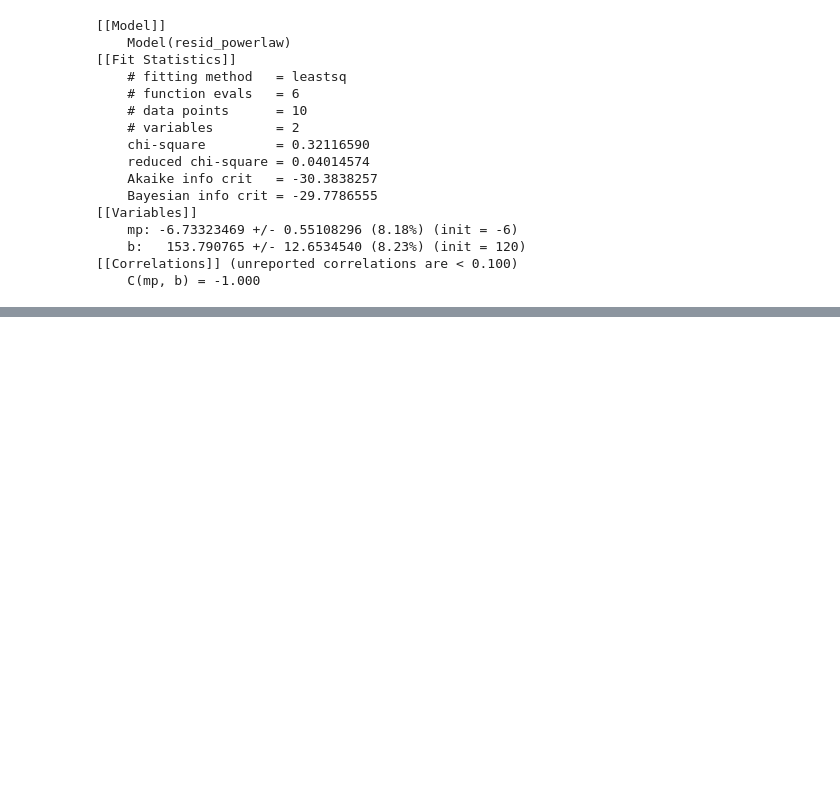
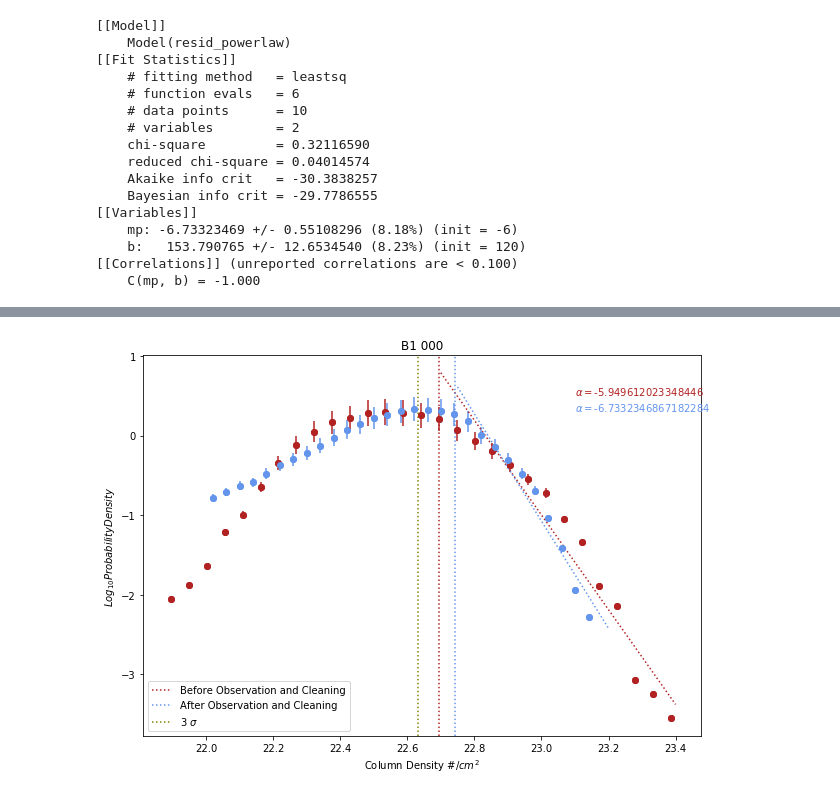
Before and after one commit to Hannahkoziol/PDF_fitting, a Jupyter notebook: Final_method.ipynb, the cells around one changed output, grey strips where cells are left out. Drawn from its saved outputs; the diff is of its cells as text; code cells hidden in the pictures; blank space fills up the shorter version.

```diff
--- a/Final_method.ipynb
+++ b/Final_method.ipynb
@@ -253,0 +283,4 @@ final_plot(x_arr_before, y_arr_before, x_min_before, alpha_before, beta_before,
+# %%
+final_plot(x_arr_before, y_arr_before, x_min_before, alpha_before, beta_before, x_arr_after, y_arr_after, x_min_after, alpha_after, beta_after)
+# %% [output]
+[figure, added]
```
Also changed, not shown: parts of 8 cells of this notebook.
